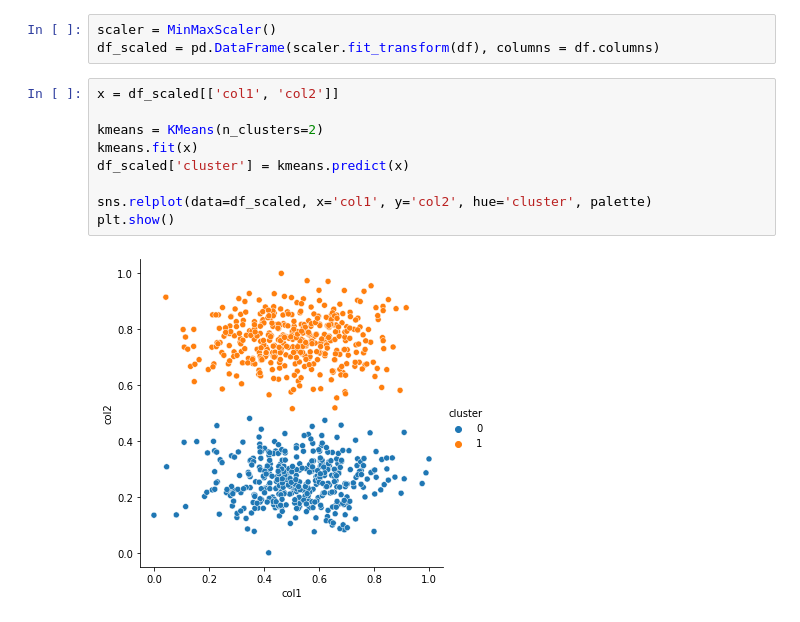
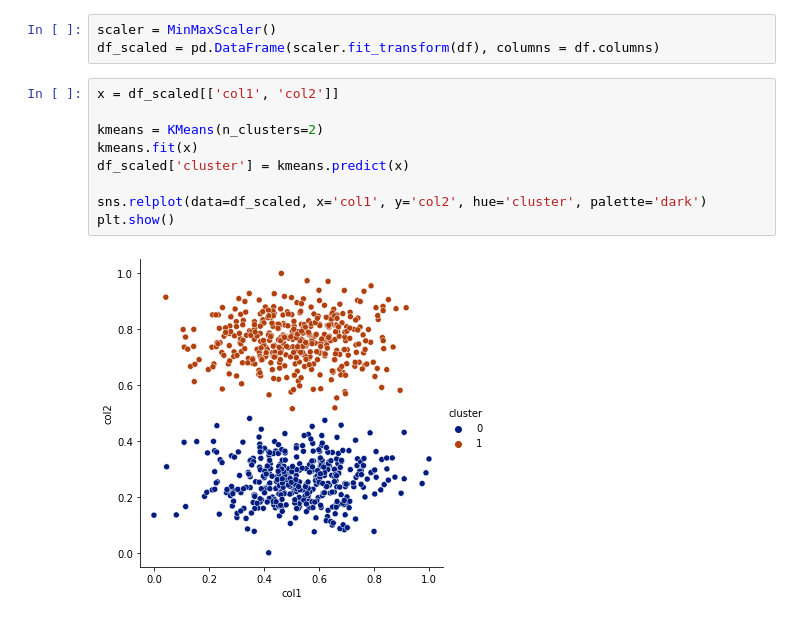
Before and after one commit to bensmith07/clustering-exercises, a Jupyter notebook: modeling.ipynb, the cells around one changed output. Saved outputs shown, nothing was run; the diff lists cells and outputs as text.

```diff
--- a/modeling.ipynb
+++ b/modeling.ipynb
@@ -167,11 +164,11 @@ df_scaled = pd.DataFrame(scaler.fit_transform(df), columns = df.columns)
 # %%
 x = df_scaled[['col1', 'col2']]
 
 kmeans = KMeans(n_clusters=2)
 kmeans.fit(x)
 df_scaled['cluster'] = kmeans.predict(x)
 
-sns.relplot(data=df_scaled, x='col1', y='col2', hue='cluster', palette)
+sns.relplot(data=df_scaled, x='col1', y='col2', hue='cluster', palette='dark')
 plt.show()
 # %% [output]
-[figure, old version]
+[figure, new version]
```
Also changed, not shown: parts of 4 cells of this notebook, 3 other files.
